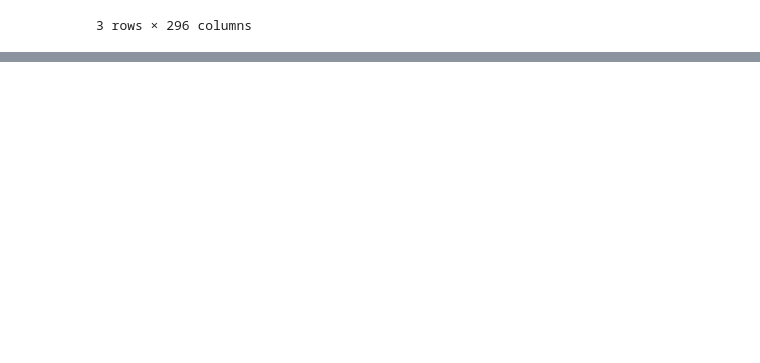
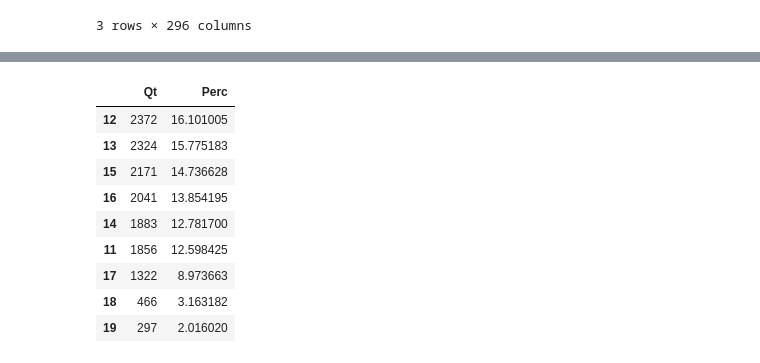
Before and after one commit to daianeklein/bootcamp-Alura, a Jupyter notebook: Desafio-Modulo3.ipynb, the cells around one changed output, grey strips where cells are left out. Drawn from its saved outputs; the diff is of its cells as text; code cells hidden in the pictures; blank space fills up the shorter version.

```diff
--- a/Desafio-Modulo3.ipynb
+++ b/Desafio-Modulo3.ipynb
@@ -40,0 +127,21 @@ df.columns = colunas
+# %%
+# Selecionando os alunos que responderam 'sim' para política contra bullying e
+# calculando a qt. e o percentual por idade
+
+q = df[df['politica_contra_bu'] == 1]['idade'].value_counts()
+p = df[df['politica_contra_bu'] == 1]['idade'].value_counts(normalize = True) * 100
+
+# Criando dataframe
+t = pd.DataFrame({'Qt' : q, 'Perc' : p}).sort_values(by='Perc', ascending=False)
+t
+# %% [output]
+|  | Qt | Perc |
+| 12 | 2372 | 16.101005 |
+| 13 | 2324 | 15.775183 |
+| 15 | 2171 | 14.736628 |
+| 16 | 2041 | 13.854195 |
+| 14 | 1883 | 12.781700 |
+| 11 | 1856 | 12.598425 |
+| 17 | 1322 | 8.973663 |
+| 18 | 466 | 3.163182 |
+| 19 | 297 | 2.016020 |
```
Also changed, not shown: parts of 12 cells of this notebook.
